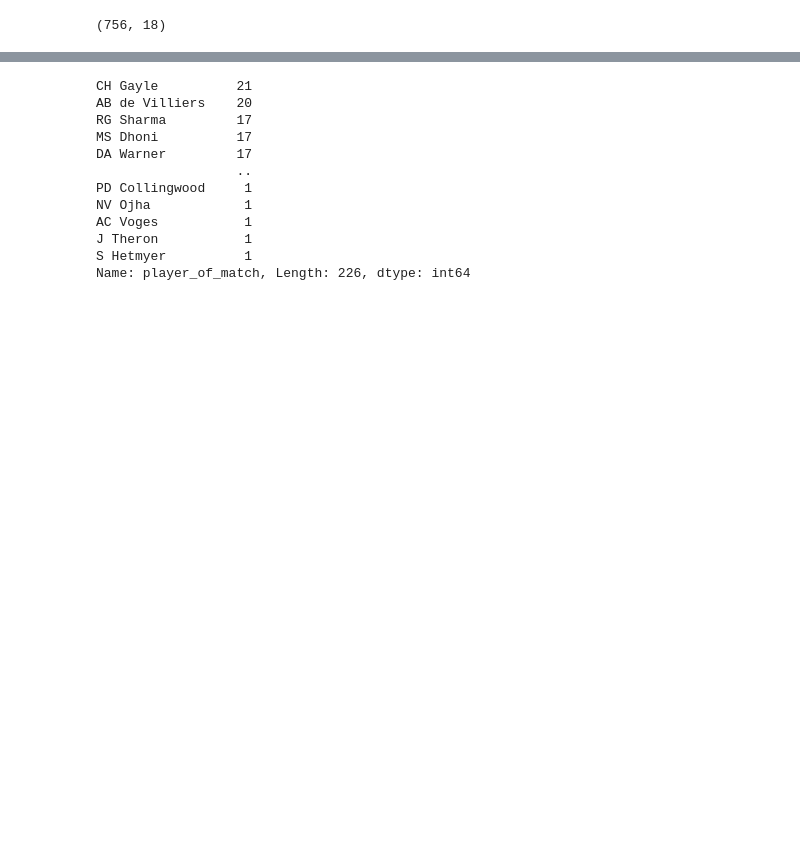
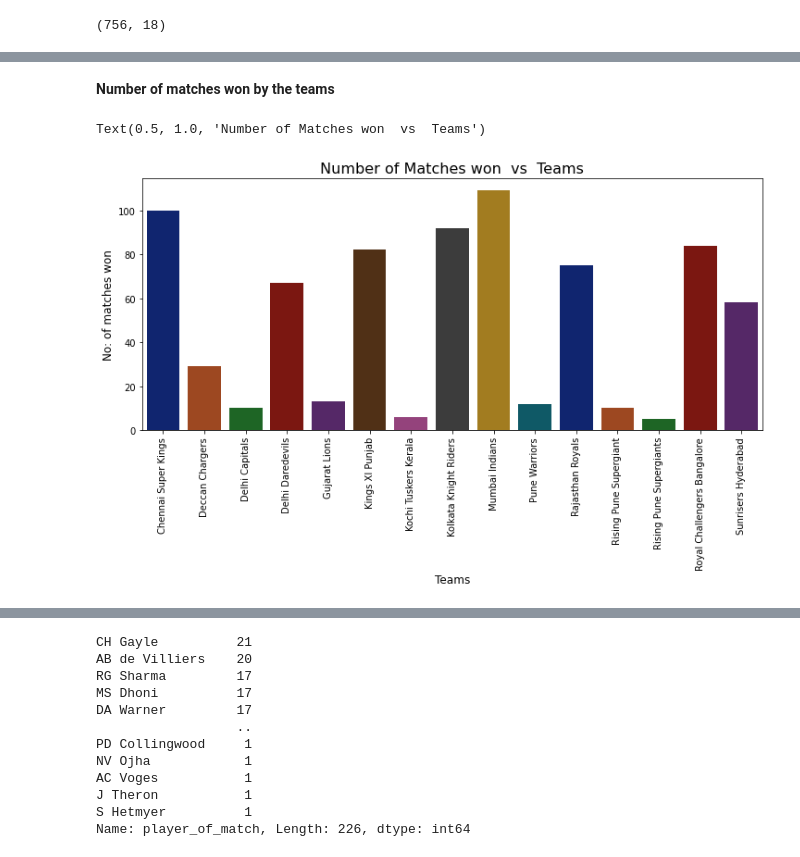
Before and after one commit to Jalpeshv/IPL-Analysis, a Jupyter notebook: IPL_Exploratory_Data_Analysis.ipynb, the cells around one changed output, grey strips where cells are left out. Cells and saved outputs as stored; diff of their text form; code cells hidden in the pictures; blank space fills up the shorter version.

```diff
--- a/IPL_Exploratory_Data_Analysis.ipynb
+++ b/IPL_Exploratory_Data_Analysis.ipynb
@@ -22,0 +34,12 @@ ipl.shape
+# %% [markdown]
+**Number of matches won by the teams**
+# %%
+plt.figure(figsize=(12,5))
+sns.countplot(x=ipl['winner'],order=ipl['winner'].value_counts().index.sort_values(),palette='dark')
+plt.xticks(rotation='vertical')
+plt.xlabel('Teams',fontsize=12)
+plt.ylabel('No: of matches won',fontsize=12)
+plt.title('Number of Matches won  vs  Teams',fontsize=16)
+# %% [output]
+Text(0.5, 1.0, 'Number of Matches won  vs  Teams')
+[figure, added]
```
Also changed, not shown: parts of 18 cells of this notebook.
